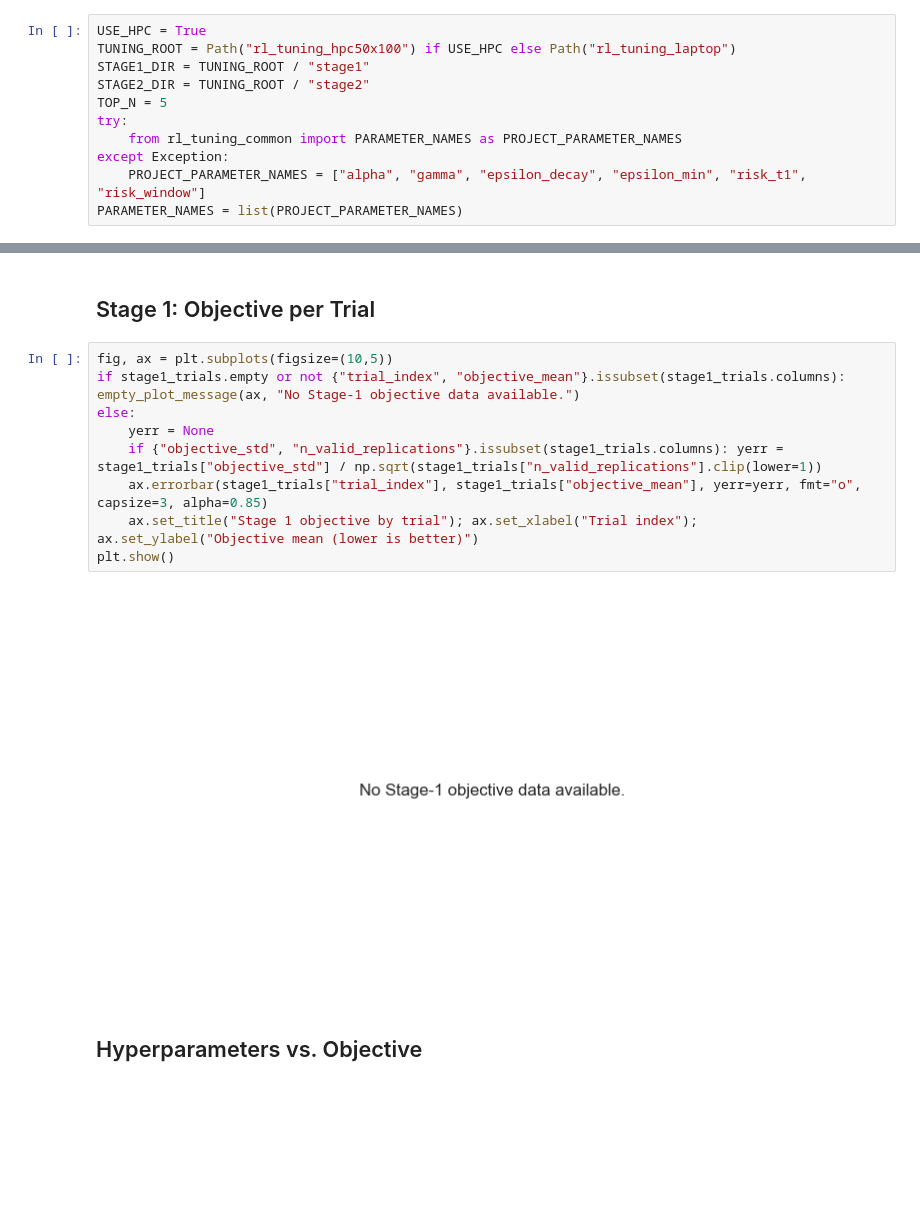
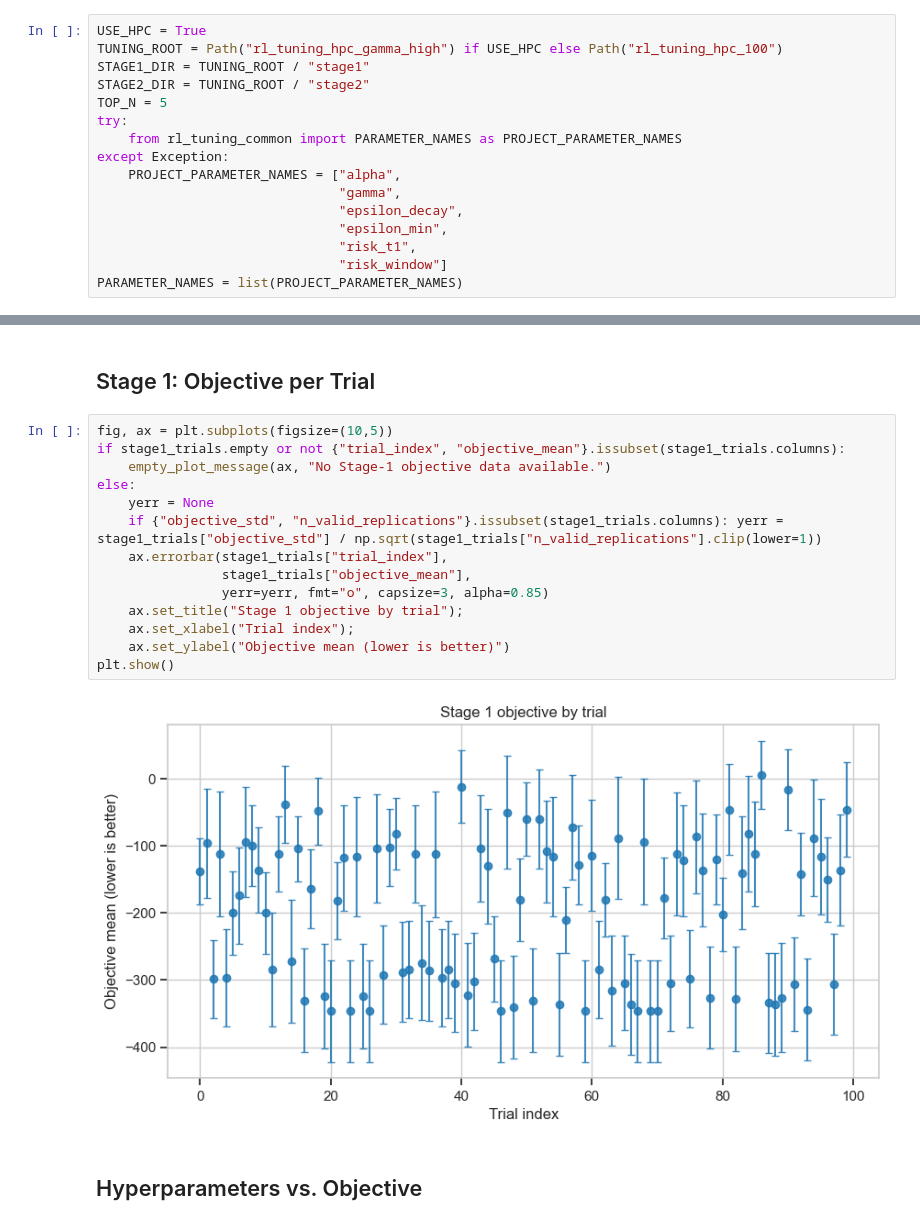
Before and after one commit to Dmfefnf/BA-Simulation-Optimization, a Jupyter notebook: RL/rl_hyperparameter_tuning_analysis.ipynb, the cells around one changed output, grey strips where cells are left out. Cells and saved outputs as stored; diff of their text form; blank space fills up the shorter version.

```diff
--- a/RL/rl_hyperparameter_tuning_analysis.ipynb
+++ b/RL/rl_hyperparameter_tuning_analysis.ipynb
@@ -18,14 +19,19 @@ sns.set_context("notebook")
 pd.set_option("display.max_columns", 100)
 # %%
 USE_HPC = True
-TUNING_ROOT = Path("rl_tuning_hpc50x100") if USE_HPC else Path("rl_tuning_laptop")
+TUNING_ROOT = Path("rl_tuning_hpc_gamma_high") if USE_HPC else Path("rl_tuning_hpc_100")
 STAGE1_DIR = TUNING_ROOT / "stage1"
 STAGE2_DIR = TUNING_ROOT / "stage2"
 TOP_N = 5
 try:
     from rl_tuning_common import PARAMETER_NAMES as PROJECT_PARAMETER_NAMES
 except Exception:
-    PROJECT_PARAMETER_NAMES = ["alpha", "gamma", "epsilon_decay", "epsilon_min", "risk_t1", "risk_window"]
+    PROJECT_PARAMETER_NAMES = ["alpha",
+                               "gamma",
+                               "epsilon_decay",
+                               "epsilon_min",
+                               "risk_t1",
+                               "risk_window"]
 PARAMETER_NAMES = list(PROJECT_PARAMETER_NAMES)
 # %% [markdown]
 ## Helpers
@@ -174,15 +234,20 @@ plt.show()
 ## Stage 1: Objective per Trial
 # %%
 fig, ax = plt.subplots(figsize=(10,5))
-if stage1_trials.empty or not {"trial_index", "objective_mean"}.issubset(stage1_trials.columns): empty_plot_message(ax, "No Stage-1 objective data available.")
+if stage1_trials.empty or not {"trial_index", "objective_mean"}.issubset(stage1_trials.columns):
+    empty_plot_message(ax, "No Stage-1 objective data available.")
 else:
     yerr = None
     if {"objective_std", "n_valid_replications"}.issubset(stage1_trials.columns): yerr = stage1_trials["objective_std"] / np.sqrt(stage1_trials["n_valid_replications"].clip(lower=1))
-    ax.errorbar(stage1_trials["trial_index"], stage1_trials["objective_mean"], yerr=yerr, fmt="o", capsize=3, alpha=0.85)
-    ax.set_title("Stage 1 objective by trial"); ax.set_xlabel("Trial index"); ax.set_ylabel("Objective mean (lower is better)")
+    ax.errorbar(stage1_trials["trial_index"],
+                stage1_trials["objective_mean"],
+                yerr=yerr, fmt="o", capsize=3, alpha=0.85)
+    ax.set_title("Stage 1 objective by trial");
+    ax.set_xlabel("Trial index");
+    ax.set_ylabel("Objective mean (lower is better)")
 plt.show()
 # %% [output]
-[figure, old version]
+[figure, new version]
 # %% [markdown]
 ## Hyperparameters vs. Objective
 # %%
```
Also changed, not shown: parts of 8 cells of this notebook.
